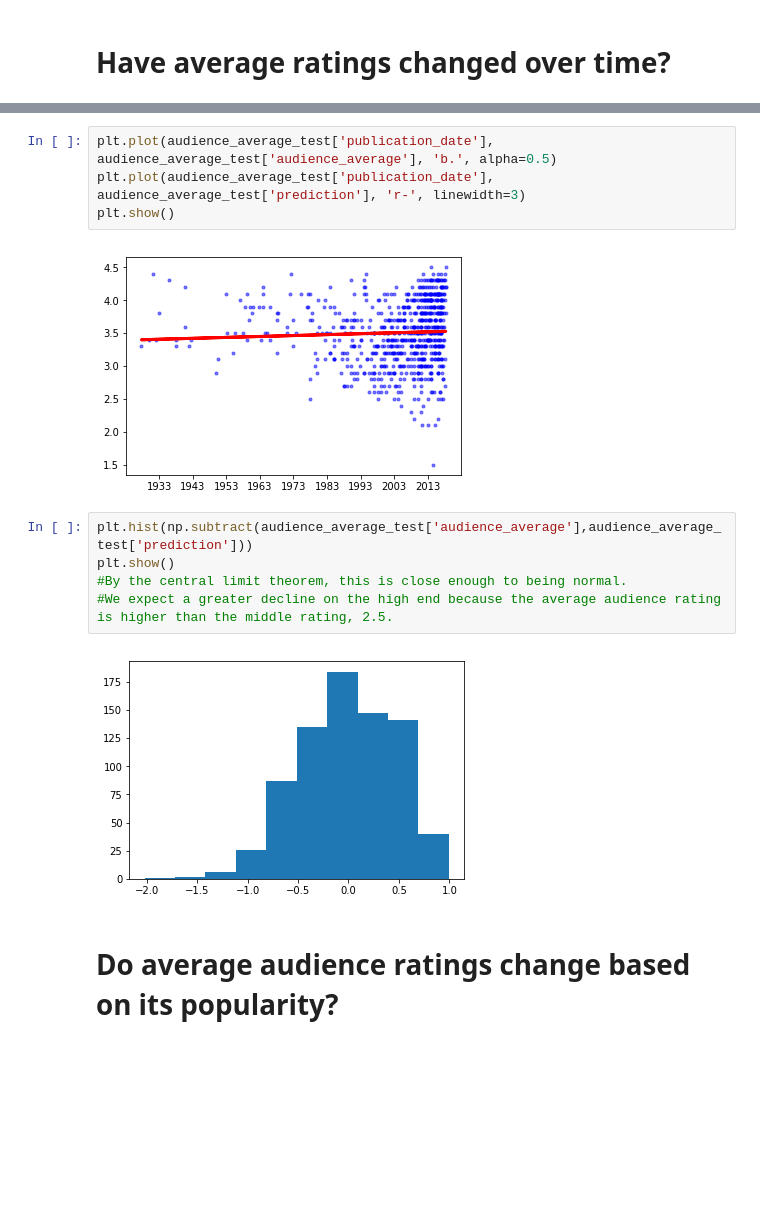
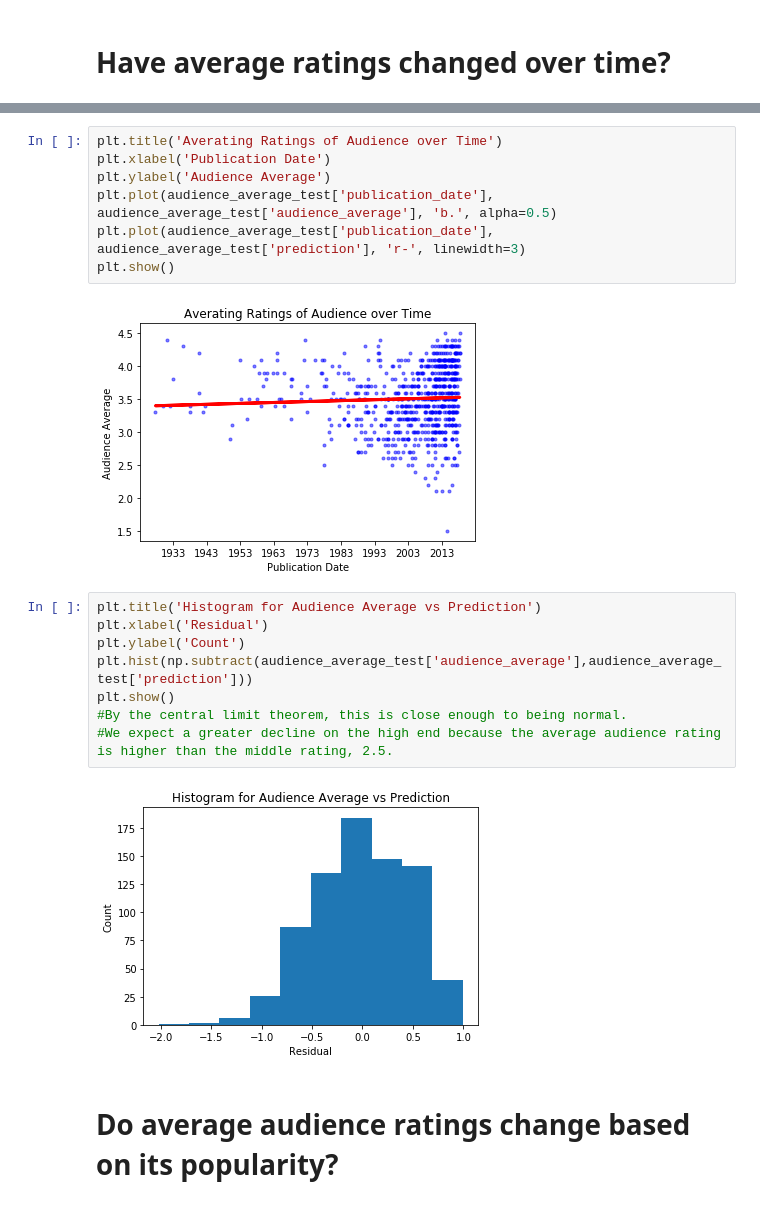
Before and after one commit to period23dijason/wikidata, a Jupyter notebook: wikidata.ipynb, the cells around one changed output, grey strips where cells are left out. Cells and saved outputs as stored; diff of their text form; blank space fills up the shorter version.

```diff
--- a/wikidata.ipynb
+++ b/wikidata.ipynb
@@ -118,16 +124,22 @@ print(fit.rvalue) #correlation coefficient is low, so it is not very correlated
 # %%
+plt.title('Averating Ratings of Audience over Time')
+plt.xlabel('Publication Date')
+plt.ylabel('Audience Average')
 plt.plot(audience_average_test['publication_date'], audience_average_test['audience_average'], 'b.', alpha=0.5)
 plt.plot(audience_average_test['publication_date'], audience_average_test['prediction'], 'r-', linewidth=3)
 plt.show()
 # %% [output]
-[figure, old version]
+[figure, new version]
 # %%
+plt.title('Histogram for Audience Average vs Prediction')
+plt.xlabel('Residual')
+plt.ylabel('Count')
 plt.hist(np.subtract(audience_average_test['audience_average'],audience_average_test['prediction']))
 plt.show()
 #By the central limit theorem, this is close enough to being normal.
 #We expect a greater decline on the high end because the average audience rating is higher than the middle rating, 2.5.
 # %% [output]
-[figure, old version]
+[figure, new version]
 # %% [markdown]
 # Do average audience ratings change based on its popularity?
 # %%
```
Also changed, not shown: parts of 8 cells of this notebook, 1 other file.
